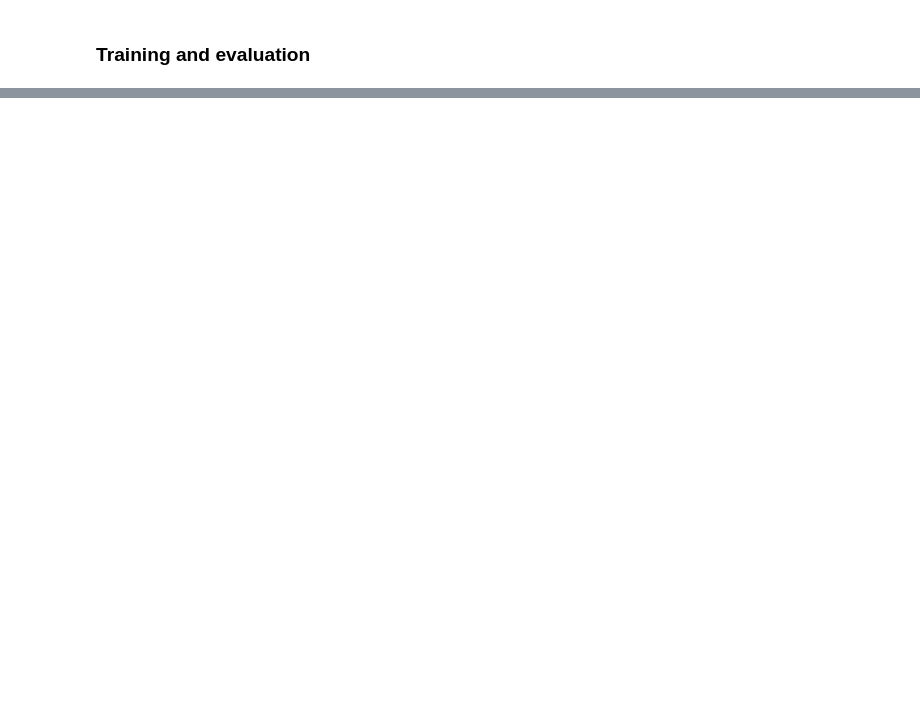
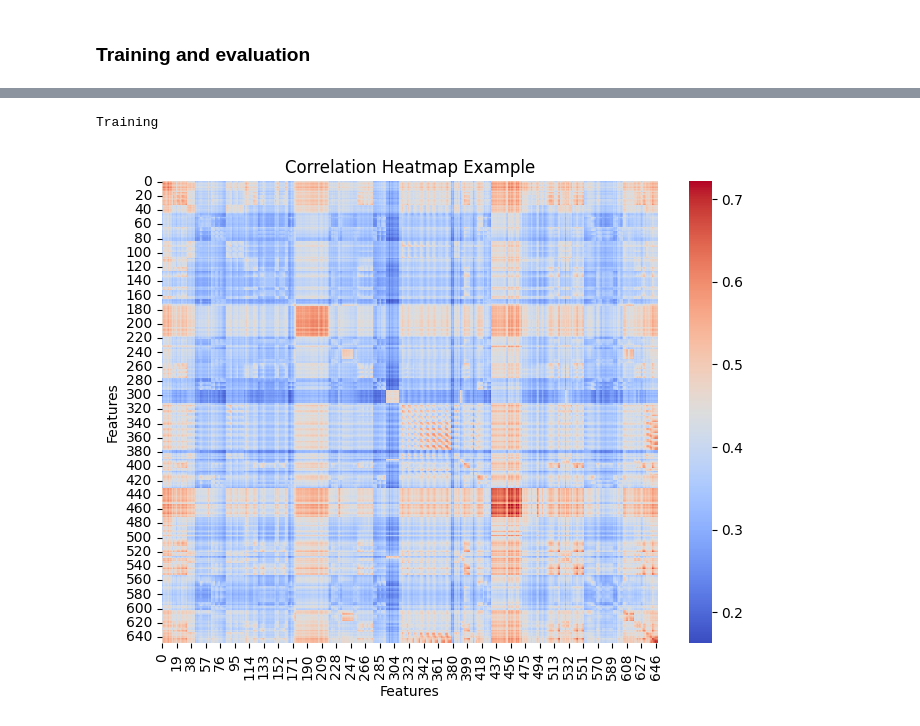
Before and after one commit to NoahWanless/SuperEeg-M467-project, a Jupyter notebook: building_u_matrix.ipynb, the cells around one changed output, grey strips where cells are left out. Drawn from its saved outputs; the diff is of its cells as text; code cells hidden in the pictures; blank space fills up the shorter version.

```diff
--- a/building_u_matrix.ipynb
+++ b/building_u_matrix.ipynb
@@ -105,0 +212,11 @@ plt.show()
+# %%
+U,loss = create_u_matrix(r=200,k=15,lamb=1,xyz_clean=xyz_clean,patient_corr_mat=patient_corr_mat,object_func=object_func,use_z=False)
+plt.figure(figsize=(8, 6))
+sns.heatmap(U@U.T, cmap='coolwarm')
+plt.title('Correlation Heatmap Example')
+plt.xlabel('Features')
+plt.ylabel('Features')
+plt.show()
+# %% [output]
+Training
+[figure, added]
```
Also changed, not shown: parts of 19 cells of this notebook.
